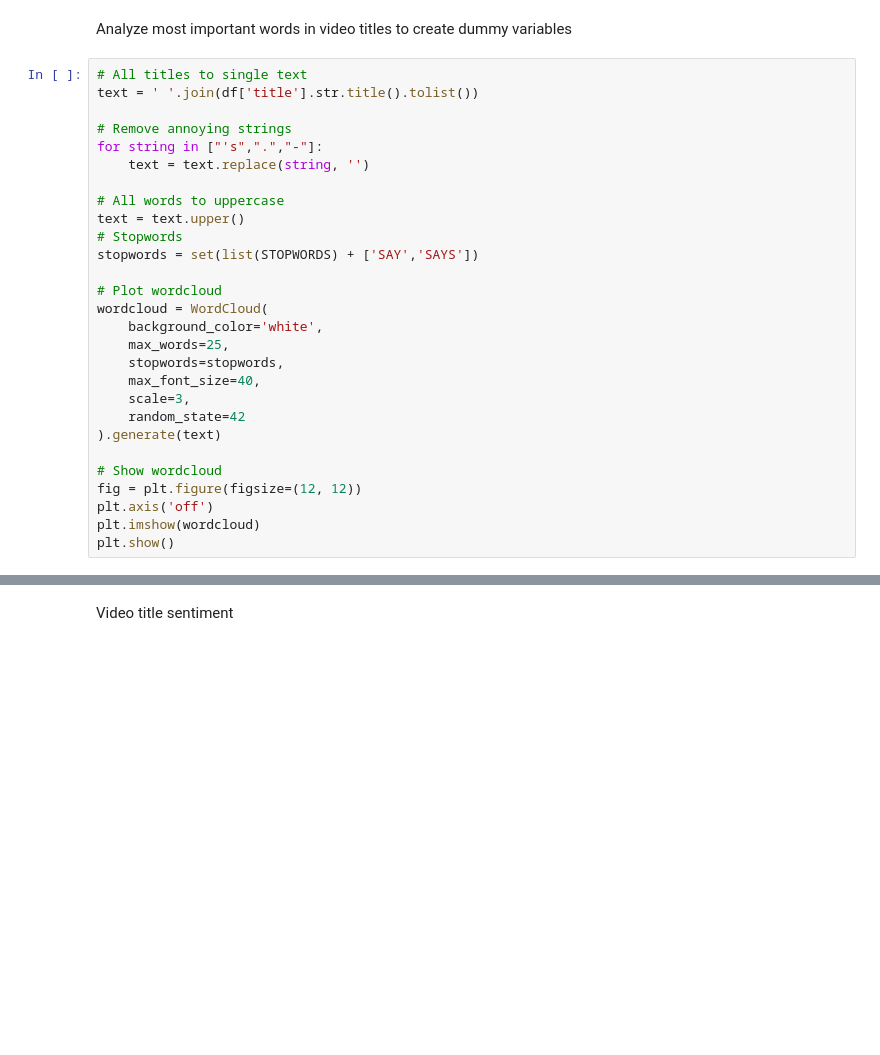
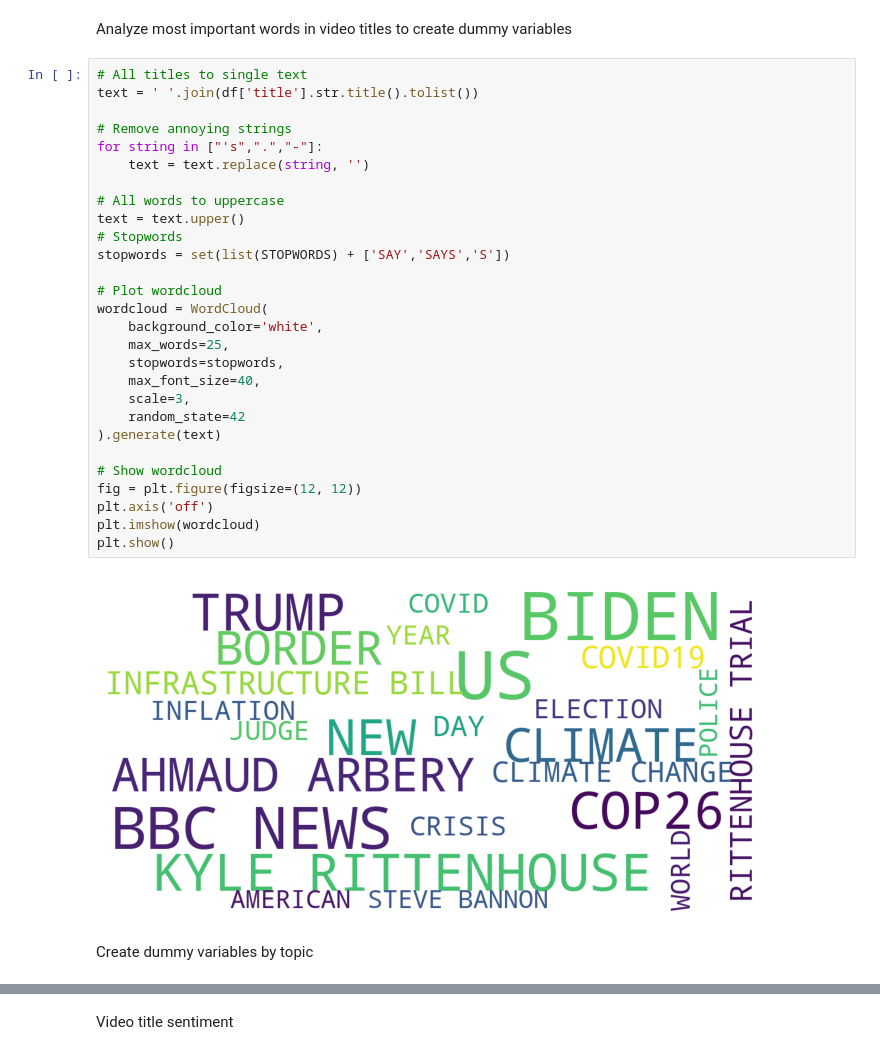
Before and after one commit to ArturoSbr/youtube-dislike-count, a Jupyter notebook: cod/02_analysis/01_analysis.ipynb, the cells around one changed output, grey strips where cells are left out. Cells and saved outputs as stored; diff of their text form; blank space fills up the shorter version.

```diff
--- a/cod/02_analysis/01_analysis.ipynb
+++ b/cod/02_analysis/01_analysis.ipynb
@@ -66,31 +68,35 @@ Analyze most important words in video titles to create dummy variables
 # %%
 # All titles to single text
 text = ' '.join(df['title'].str.title().tolist())
 
 # Remove annoying strings
 for string in ["'s",".","-"]:
     text = text.replace(string, '')
 
 # All words to uppercase
 text = text.upper()
 # Stopwords
-stopwords = set(list(STOPWORDS) + ['SAY','SAYS'])
+stopwords = set(list(STOPWORDS) + ['SAY','SAYS','S'])
 
 # Plot wordcloud
 wordcloud = WordCloud(
     background_color='white',
     max_words=25,
     stopwords=stopwords,
     max_font_size=40,
     scale=3,
     random_state=42
 ).generate(text)
 
 # Show wordcloud
 fig = plt.figure(figsize=(12, 12))
 plt.axis('off')
 plt.imshow(wordcloud)
 plt.show()
+# %% [output]
+[figure, added]
+# %% [markdown]
+Create dummy variables by topic
 # %%
 # Title to lowercase
 df['title'] = df['title'].str.lower()
```
Also changed, not shown: parts of 38 cells of this notebook.
